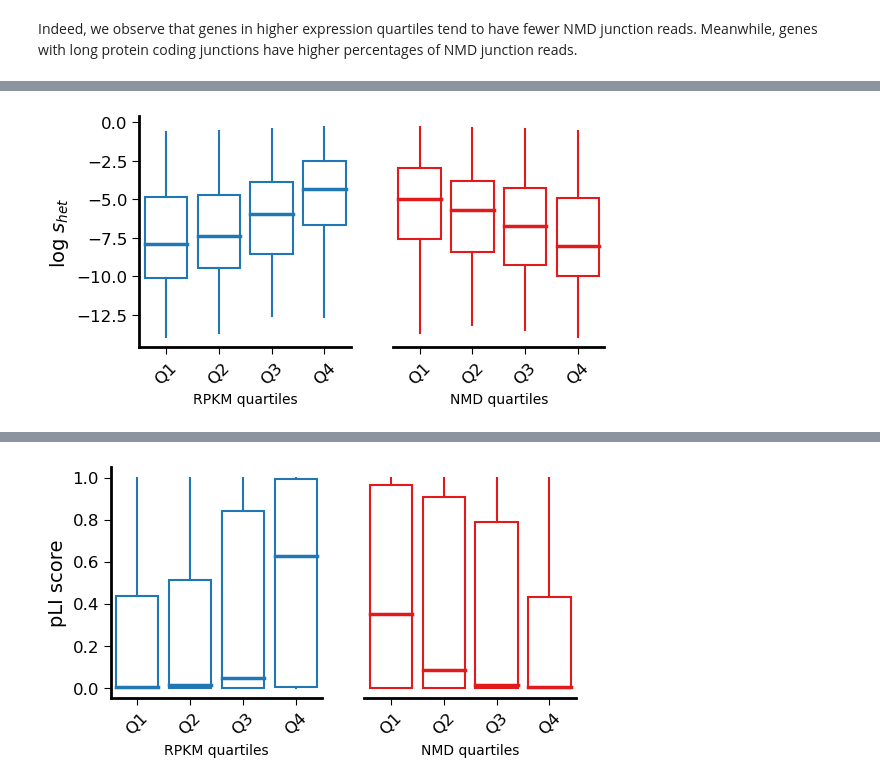
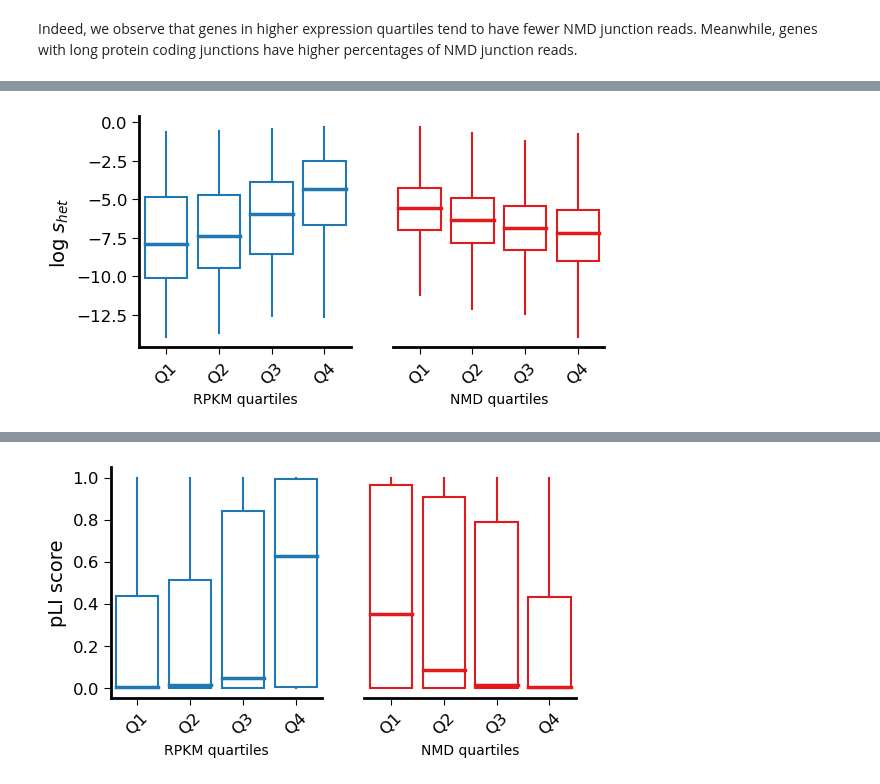
Before and after one commit to bfairkun/ChromatinSplicingQTLs, a Jupyter notebook: analysis/20230515_Fig1_boxplots_longtable.ipynb, the cells around one changed output, grey strips where cells are left out. Drawn from its saved outputs; the diff is of its cells as text; code cells hidden in the pictures.

```diff
--- a/analysis/20230515_Fig1_boxplots_longtable.ipynb
+++ b/analysis/20230515_Fig1_boxplots_longtable.ipynb
@@ -1305,8 +1438,26 @@ for gen in ensembl_idx:
 
 df_scores['rpkm_quartiles'] = rpkm_rank
 df_scores['NMD_quartiles'] = NMD_rank
+# %%
+df_scores['log_s_het'] = np.log2(df_scores.post_mean)
+
+s1, s2, s3, s4 = get_series_quantile(df_scores.log_s_het, quant=4)
+
+s_rank = []
+for gen in ensembl_idx:
+    if gen in s1:
+        s_rank.append('Q1')
+    elif gen in s2:
+        s_rank.append('Q2')
+    elif gen in s3:
+        s_rank.append('Q3')
+    elif gen in s4:
+        s_rank.append('Q4')
+
+df_scores['s_quartiles'] = s_rank
+# %%
+df_scores['NMD_'] = np.array(NMD_percent.loc[genes_index].mean(axis=1).loc[ensembl_idx])
 # %%
-df_scores['log_s_het'] = np.log2(df_scores.post_mean)
 
 fig, ax = plt.subplots(nrows=1, ncols=2, figsize=(6, 3), gridspec_kw={'wspace': 0.2, 'hspace': 0.01})
 
@@ -1318,7 +1469,7 @@ sns.boxplot(data = df_scores, x = 'rpkm_quartiles', y = 'log_s_het', width=0.8,
             medianprops=dict(color='#1f78b4', linewidth=2.5),
             capprops={'linewidth':0, }, order=['Q1', 'Q2', 'Q3', 'Q4'])
 
-sns.boxplot(data = df_scores, x = 'NMD_quartiles', y = 'log_s_het', width=0.8, ax=ax[1], zorder=4,
+sns.boxplot(data = df_scores, x = 's_quartiles', y = 'NMD', width=0.8, ax=ax[1], zorder=4,
                     linewidth=1.5, showfliers=False,
             boxprops=dict(facecolor='white', edgecolor='#e31a1c'),
             whiskerprops=dict(color='#e31a1c'),
@@ -1328,33 +1479,33 @@ sns.boxplot(data = df_scores, x = 'NMD_quartiles', y = 'log_s_het', width=0.8, a
 
 for x in range(2):
     ax[x].spines['left'].set_linewidth(2)
     ax[x].spines['bottom'].set_linewidth(2)
     ax[x].spines['right'].set_visible(False)
     ax[x].spines['top'].set_visible(False)
     ax[x].tick_params(axis='x', rotation=45)
     ax[x].set_xlabel('')
 
 ax[1].spines['left'].set_visible(False)
 
 
 ax[0].set_xlabel('RPKM quartiles')
 ax[1].set_xlabel('NMD quartiles')
 # ax[1, 2].set_title('Junctions in\nnon-coding genes')#, y=1.0, pad=12)
 
 ax[1].set_ylabel('')
 # ax[1, 2].set_ylabel('')
 ax[0].set_ylabel('log $s_{het}$', size=14)
 
 ax[1].set_yticks([])
 
 ax[0].tick_params(length=5, labelsize=12)
 ax[1].tick_params(length=5, labelsize=12)
 # ax[1,2].tick_params(length=5, labelsize=12)
 # ax[1,3].tick_params(length=5, labelsize=12)
 
 
 
-plt.savefig(figdir + 'supplementary_figures/quartiles.s_het.pdf', dpi=300, bbox_inches='tight',)
-plt.savefig(figdir + 'supplementary_figures/quartiles.s_het.png', dpi=300, bbox_inches='tight',)
+# plt.savefig(figdir + 'supplementary_figures/quartiles.s_het.pdf', dpi=300, bbox_inches='tight',)
+# plt.savefig(figdir + 'supplementary_figures/quartiles.s_het.png', dpi=300, bbox_inches='tight',)
 # %% [output]
-[figure, old version]
+[figure, new version]
```
Also changed, not shown: parts of 33 cells of this notebook, 17 other files.
